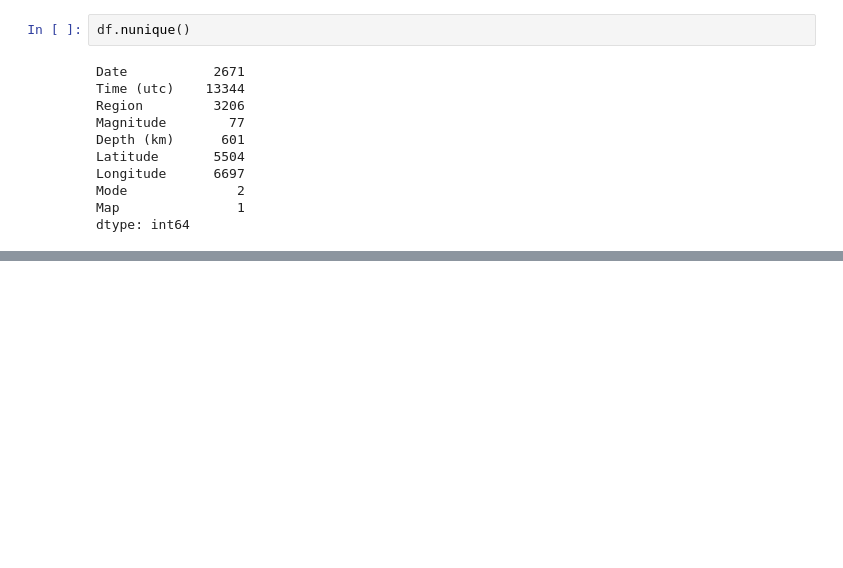
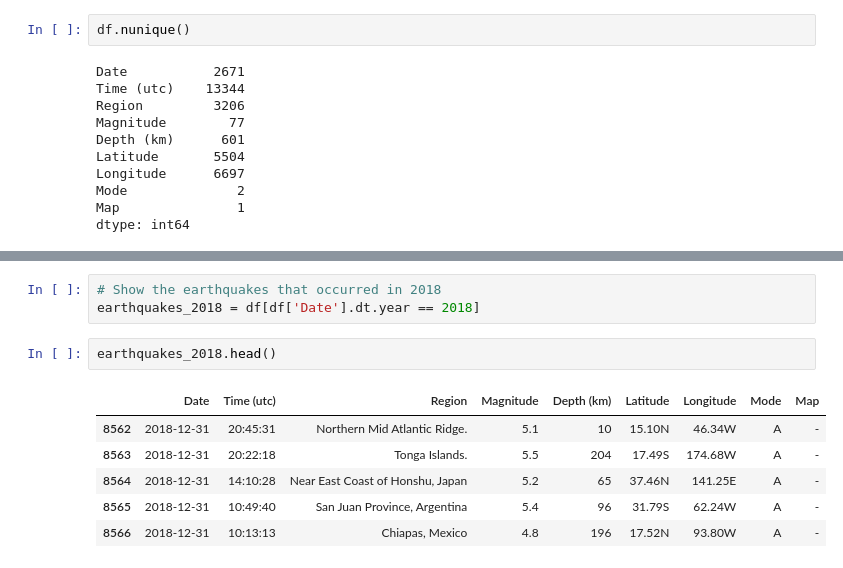
Before and after one commit to sak-15/Intro_to_python, a Jupyter notebook: data_manipulation.ipynb, the cells around one changed output, grey strips where cells are left out. Drawn from its saved outputs; the diff is of its cells as text; blank space fills up the shorter version.

```diff
--- a/data_manipulation.ipynb
+++ b/data_manipulation.ipynb
@@ -43,0 +59,12 @@ dtype: int64
+# %%
+# Show the earthquakes that occurred in 2018
+earthquakes_2018 = df[df['Date'].dt.year == 2018]
+# %%
+earthquakes_2018.head()
+# %% [output]
+|  | Date | Time (utc) | Region | Magnitude | Depth (km) | Latitude | Longitude | Mode | Map |
+| 8562 | 2018-12-31 | 20:45:31 | Northern Mid Atlantic Ridge. | 5.1 | 10 | 15.10N | 46.34W | A | - |
+| 8563 | 2018-12-31 | 20:22:18 | Tonga Islands. | 5.5 | 204 | 17.49S | 174.68W | A | - |
+| 8564 | 2018-12-31 | 14:10:28 | Near East Coast of Honshu, Japan | 5.2 | 65 | 37.46N | 141.25E | A | - |
+| 8565 | 2018-12-31 | 10:49:40 | San Juan Province, Argentina | 5.4 | 96 | 31.79S | 62.24W | A | - |
+| 8566 | 2018-12-31 | 10:13:13 | Chiapas, Mexico | 4.8 | 196 | 17.52N | 93.80W | A | - |
```
Also changed, not shown: parts of 9 cells of this notebook.
